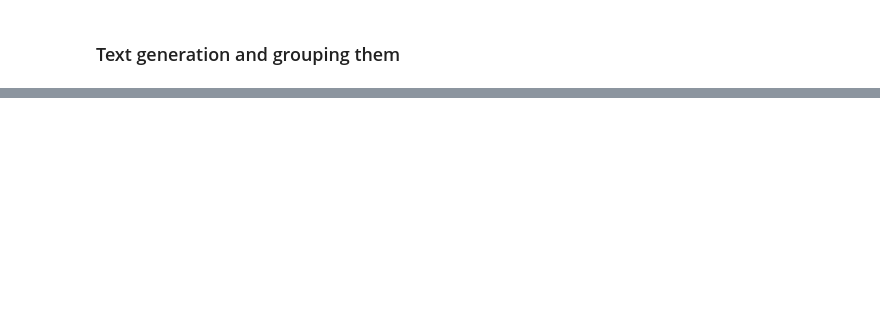
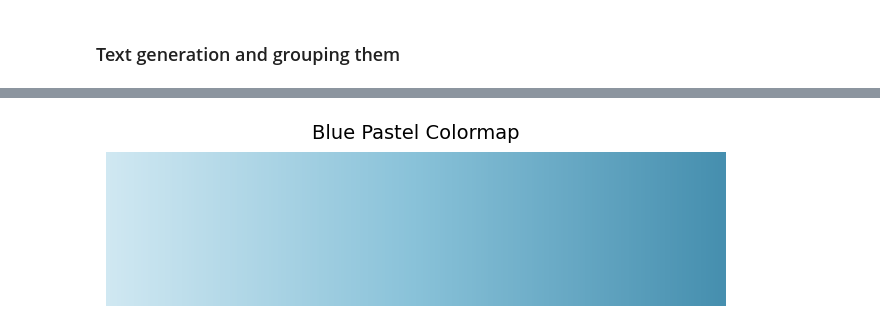
Before and after one commit to memesoo99/LLM_interpretability, a Jupyter notebook: TopKSAE/viz.ipynb, the cells around one changed output, grey strips where cells are left out. Cells and saved outputs as stored; diff of their text form; code cells hidden in the pictures; blank space fills up the shorter version.

```diff
--- a/TopKSAE/viz.ipynb
+++ b/TopKSAE/viz.ipynb
@@ -549,0 +547,27 @@ The quick brown f ox j umps over the lazy dog .
+# %%
+import numpy as np
+import matplotlib.pyplot as plt
+from matplotlib.colors import LinearSegmentedColormap
+
+# Define the custom pastel blue colormap
+# blue_pastel_cmap = LinearSegmentedColormap.from_list(
+#     "blue_pastel", ["#D0E8F2", "#A9D6E5", "#89C2D9", "#61A5C2", "#468FAF"]
+# )
+
+cmap = cm.get_cmap("Blues")  # Color map for activation intensity
+
+blue_pastel_cmap = LinearSegmentedColormap.from_list(
+    "blue_pastel", ["#D0E8F2", "#89C2D9","#468FAF"]
+)
+
+# Create a gradient to visualize the colormap
+gradient = np.linspace(0, 1, 256).reshape(1, -1)
+
+# Display the colormap
+plt.figure(figsize=(8, 2))
+plt.imshow(gradient, aspect='auto', cmap=blue_pastel_cmap)
+plt.axis('off')  # Remove axes for better visualization
+plt.title("Blue Pastel Colormap", fontsize=14, pad=10)
+plt.show()
+# %% [output]
+[figure, added]
```
Also changed, not shown: parts of 16 cells of this notebook, 12 other files.
